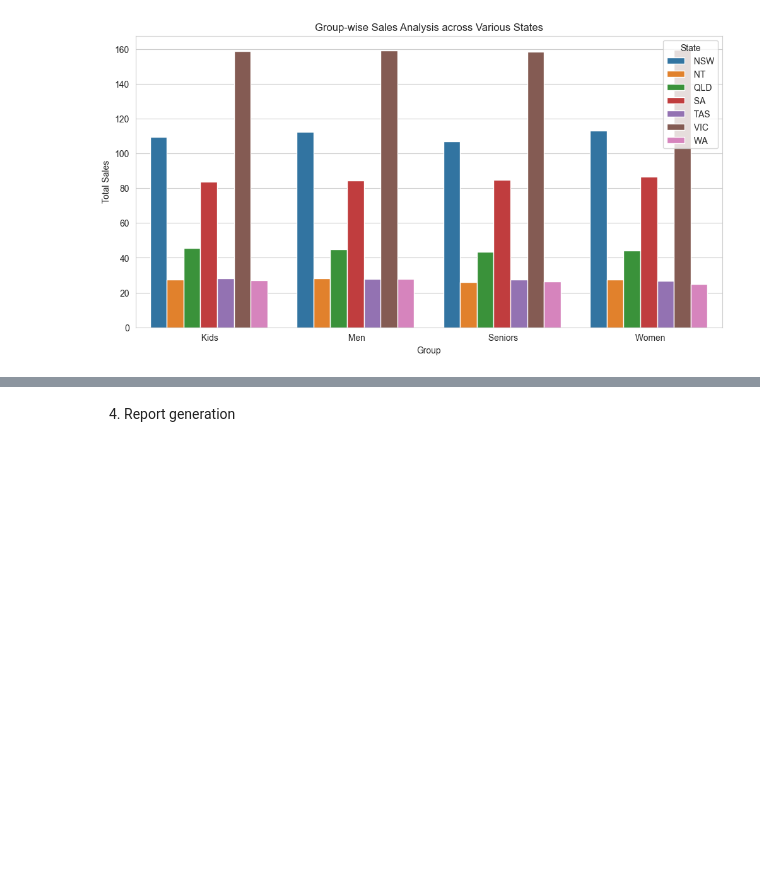
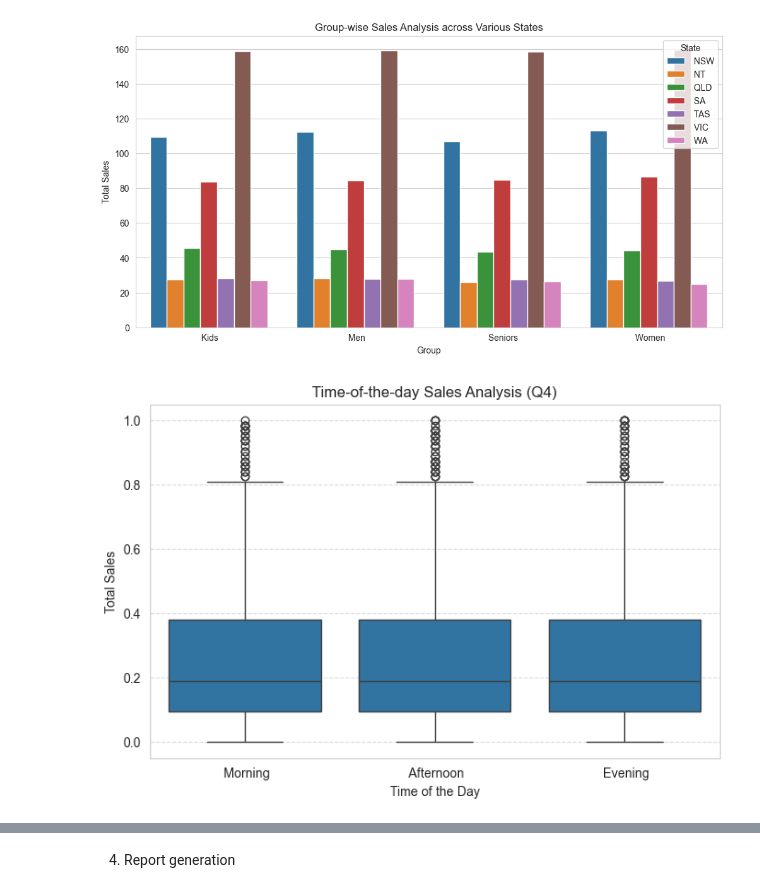
Before and after one commit to srinipar/AILabs, a Jupyter notebook: AIMLIIT/Projects/DS_Sales Analysis/SalesAnalysis.ipynb, the cells around one changed output, grey strips where cells are left out. Cells and saved outputs as stored; diff of their text form; code cells hidden in the pictures; blank space fills up the shorter version.

```diff
--- a/AIMLIIT/Projects/DS_Sales Analysis/SalesAnalysis.ipynb
+++ b/AIMLIIT/Projects/DS_Sales Analysis/SalesAnalysis.ipynb
@@ -337,3 +340,19 @@ plt.legend(title="State") #Add a legend to the plot with the title "State" to di
 plt.show() #Display the plot on the screen.
 # %% [output]
 [figure]
+# %%
+#3 a 3 #Time-of-the-day analysis: Identify peak and off-peak sales periods to facilitate strategic planning for S&M teams. This information aids in designing programs like hyper-personalization and Next Best Offers to enhance sales.
+
+plt.figure(figsize=(8,5)) #Set the figure size.
+sns.boxplot(data=df_SalesData, x="Time", y="Sales") #Create a box plot using seaborn's boxplot function,
+plt.title("Time-of-the-day Sales Analysis (Q4)") #Set the title of the plot to "Time-of-the-day Sales Analysis"
+
+plt.xlabel("Time of the Day") #Set the label for the x-axis to "Time of the Day"
+
+plt.ylabel("Total Sales") #Set the label for the y-axis to "Total Sales"
+
+plt.grid(axis="y", linestyle="--", alpha=0.7 ) #Add a grid to the plot along the y-axis to improve readability and make it easier to interpret the sales trends over time.
+
+plt.show() #Display the plot on the screen.
+# %% [output]
+[figure, added]
```
Also changed, not shown: parts of 2 cells of this notebook.
